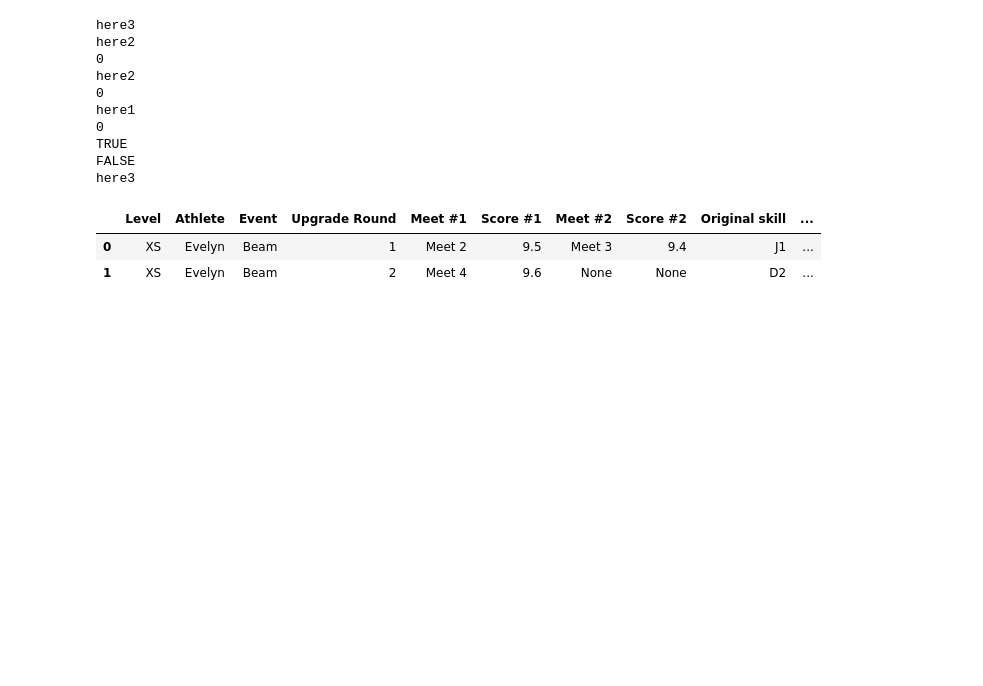
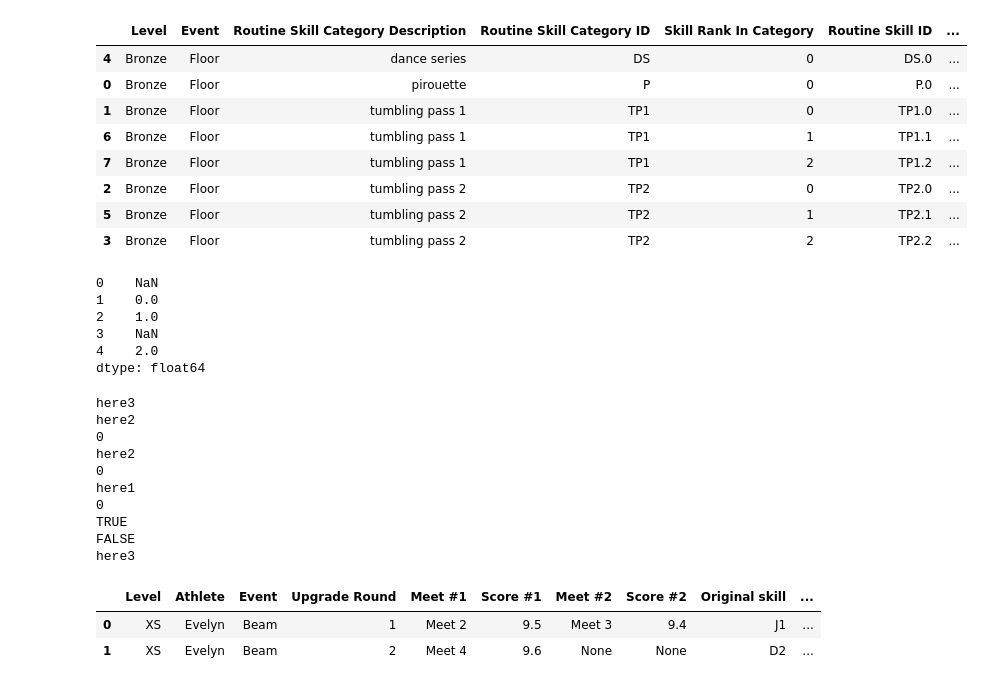
Before and after one commit to evelynstamey/ginnastix, a Jupyter notebook: src/ginnastix_class/notebook.ipynb, the cells around one changed output. Drawn from its saved outputs; the diff is of its cells as text; code cells hidden in the pictures; blank space fills up the shorter version.

```diff
--- a/src/ginnastix_class/notebook.ipynb
+++ b/src/ginnastix_class/notebook.ipynb
@@ -0,0 +1,65 @@
+# %%
+import pandas as pd
+
+tested_out = ["FX_CWSI", "FX_RO"]
+df = pd.DataFrame(
+    [
+        ["Bronze", "Floor", "pirouette", "P", 0, "P.0", "FX_P[180]", 0],
+        ["Bronze", "Floor", "tumbling pass 1", "TP1", 0, "TP1.0", "FX_CWSI", 0],
+        ["Bronze", "Floor", "tumbling pass 2", "TP2", 0, "TP2.0", "FX_HS", 0],
+        ["Bronze", "Floor", "tumbling pass 2", "TP2", 2, "TP2.2", "FX_SA", 4],
+        ["Bronze", "Floor", "dance series", "DS", 0, "DS.0", "FX_SPL[60]", 0],
+        ["Bronze", "Floor", "tumbling pass 2", "TP2", 1, "TP2.1", "FX_BWO", 1],
+        ["Bronze", "Floor", "tumbling pass 1", "TP1", 1, "TP1.1", "FX_RO", 2],
+        ["Bronze", "Floor", "tumbling pass 1", "TP1", 2, "TP1.2", "FX_ROBHS", 3],
+    ],
+    columns=[
+        "Level",
+        "Event",
+        "Routine Skill Category Description",
+        "Routine Skill Category ID",
+        "Skill Rank In Category",
+        "Routine Skill ID",
+        "Skill ID",
+        "Default Upgrade Order",
+    ],
+)
+df = df.sort_values(
+    ["Level", "Event", "Routine Skill Category ID", "Skill Rank In Category"]
+)
+
+
+df["idx"] = df.apply(
+    lambda row: (
+        pd.NA if row["Skill ID"] in tested_out else row["Skill Rank In Category"]
+    ),
+    axis=1,
+)
+df["idx_min"] = df.groupby(["Level", "Event", "Routine Skill Category ID"])[
+    "idx"
+].transform("min")
+df["idx_diff"] = df["idx"] - df["idx_min"]
+
+
+def custom_upgrade_order(row):
+    if not pd.isna(row["idx_diff"]) and row["idx_diff"] > 0:
+        return row["Default Upgrade Order"]
+    else:
+        return row["idx_diff"]
+
+
+df["Custom Upgrade Order"] = df.apply(custom_upgrade_order, axis=1)
+df["Custom Upgrade Order"] = (
+    df["Custom Upgrade Order"].rank(method="dense") - 1
+).astype(pd.Int32Dtype())
+df
+# %% [output]
+|  | Level | Event | Routine Skill Category Description | Routine Skill Category ID | Skill Rank In Category | Routine Skill ID | ... |
+| 4 | Bronze | Floor | dance series | DS | 0 | DS.0 | ... |
+| 0 | Bronze | Floor | pirouette | P | 0 | P.0 | ... |
+| 1 | Bronze | Floor | tumbling pass 1 | TP1 | 0 | TP1.0 | ... |
+| 6 | Bronze | Floor | tumbling pass 1 | TP1 | 1 | TP1.1 | ... |
+| 7 | Bronze | Floor | tumbling pass 1 | TP1 | 2 | TP1.2 | ... |
+| 2 | Bronze | Floor | tumbling pass 2 | TP2 | 0 | TP2.0 | ... |
+| 5 | Bronze | Floor | tumbling pass 2 | TP2 | 1 | TP2.1 | ... |
+| 3 | Bronze | Floor | tumbling pass 2 | TP2 | 2 | TP2.2 | ... |
@@ -1,3 +70,12 @@
+# %%
+pd.Series([None, 1, 2, None, 4]).rank() - 1
+# %% [output]
+0    NaN
+1    0.0
+2    1.0
+3    NaN
+4    2.0
+dtype: float64
 # %%
 import pandas as pd
 
```
Also changed, not shown: parts of 1 cell of this notebook, 2 other files.
